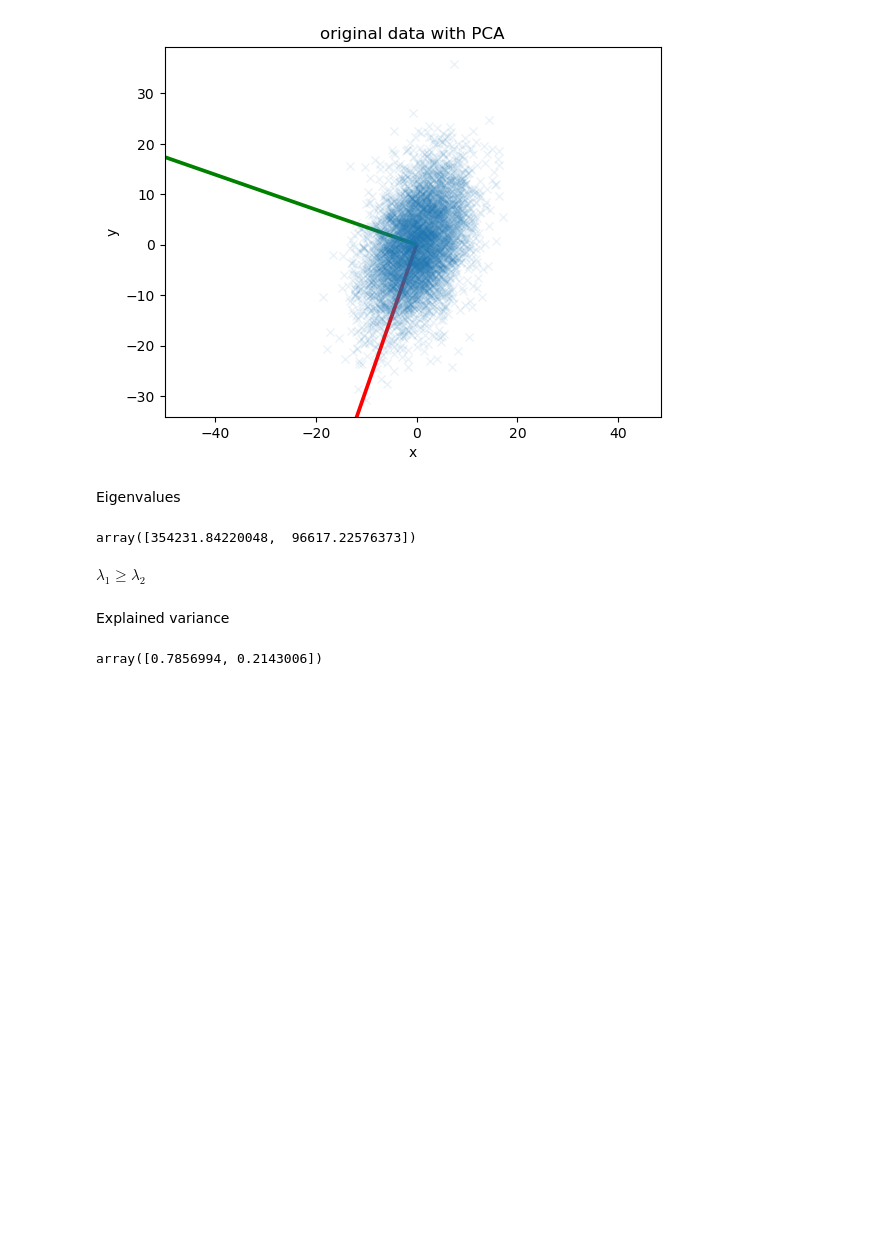
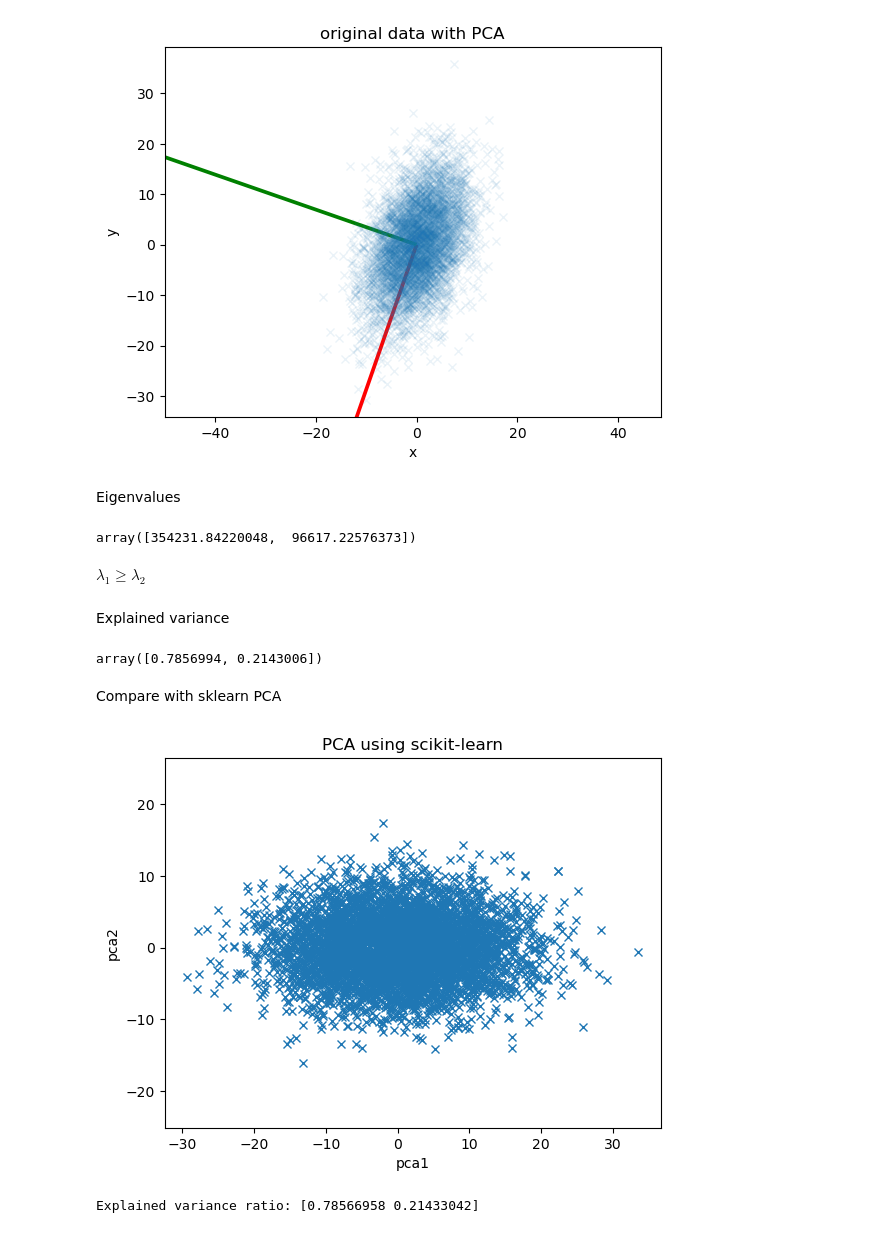
Before and after one commit to SboneloMdluli/Financial-Engineering-Forum-Posts, a Jupyter notebook: pca.ipynb, the cells around one changed output. Cells and saved outputs as stored; diff of their text form; code cells hidden in the pictures; blank space fills up the shorter version.

Commit message:
Sklearn PCA

```diff
--- a/pca.ipynb
+++ b/pca.ipynb
@@ -140,3 +140,26 @@ eig_vals = (S**2) / (mat.shape[1]-1)
 eig_vals/eig_vals.sum()
 # %% [output]
 array([0.7856994, 0.2143006])
+# %% [markdown]
+Compare with sklearn PCA
+# %%
+from sklearn.decomposition import PCA
+
+mat_trans = np.asarray(mat)
+
+pca = PCA(n_components=2)
+pca_result = pca.fit_transform(mat_trans)
+
+# Plot the results
+plt.plot(pca_result[:, 0], pca_result[:, 1], 'x')
+plt.axis('equal')
+plt.xlabel('pca1')
+plt.ylabel('pca2')
+plt.title('PCA using scikit-learn')
+plt.show()
+
+explained_variance_ratio = pca.explained_variance_ratio_
+print(f"Explained variance ratio: {explained_variance_ratio}")
+# %% [output]
+[figure, added]
+Explained variance ratio: [0.78566958 0.21433042]
```
